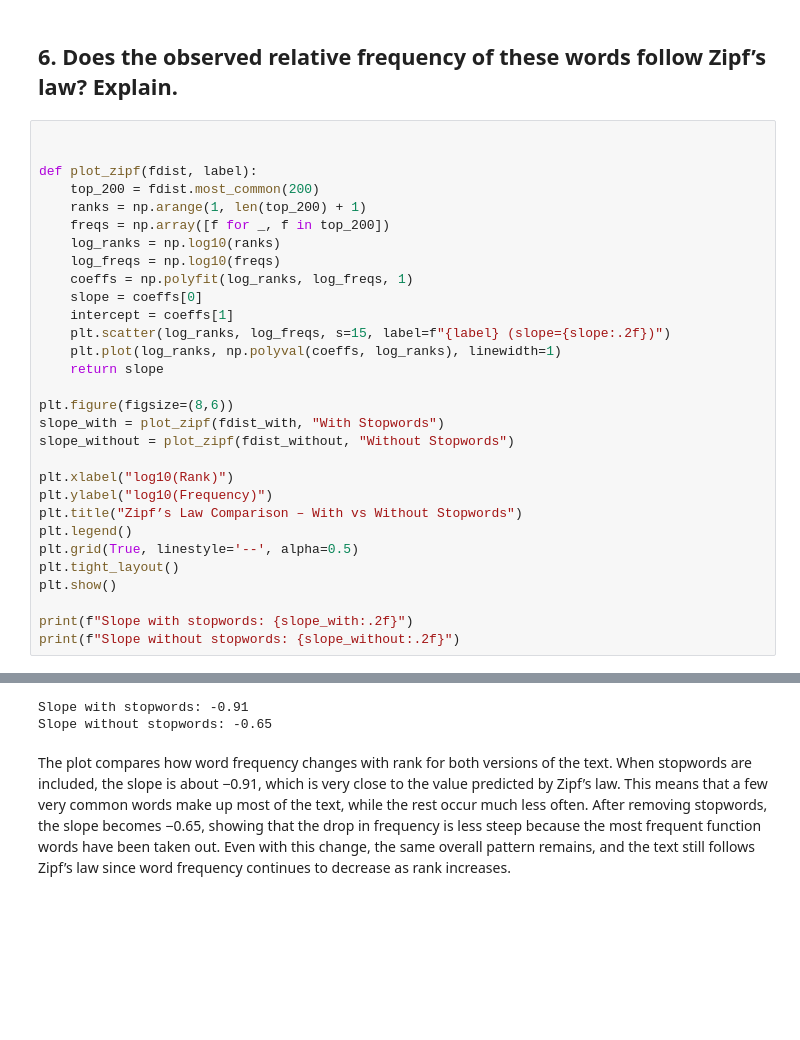
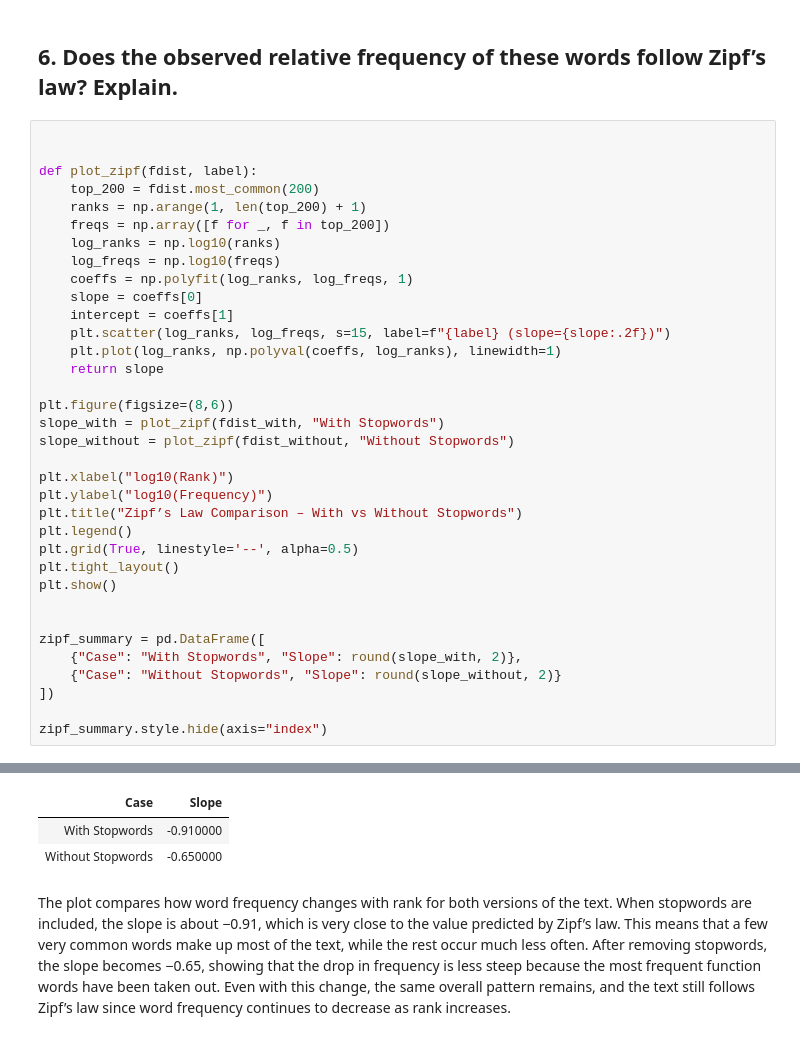
Before and after one commit to Sirwel/Data-620, a Jupyter notebook: week_8/high_frequency_words.ipynb, the cells around one changed output, grey strips where cells are left out. Saved outputs shown, nothing was run; the diff lists cells and outputs as text; blank space fills up the shorter version.

```diff
--- a/week_8/high_frequency_words.ipynb
+++ b/week_8/high_frequency_words.ipynb
@@ -227,37 +227,43 @@ The graph compares the relative frequency of the 200 most common words with and
 # %%
 
 
 def plot_zipf(fdist, label):
     top_200 = fdist.most_common(200)
     ranks = np.arange(1, len(top_200) + 1)
     freqs = np.array([f for _, f in top_200])
     log_ranks = np.log10(ranks)
     log_freqs = np.log10(freqs)
     coeffs = np.polyfit(log_ranks, log_freqs, 1)
     slope = coeffs[0]
     intercept = coeffs[1]
     plt.scatter(log_ranks, log_freqs, s=15, label=f"{label} (slope={slope:.2f})")
     plt.plot(log_ranks, np.polyval(coeffs, log_ranks), linewidth=1)
     return slope
 
 plt.figure(figsize=(8,6))
 slope_with = plot_zipf(fdist_with, "With Stopwords")
 slope_without = plot_zipf(fdist_without, "Without Stopwords")
 
 plt.xlabel("log10(Rank)")
 plt.ylabel("log10(Frequency)")
 plt.title("Zipf’s Law Comparison – With vs Without Stopwords")
 plt.legend()
 plt.grid(True, linestyle='--', alpha=0.5)
 plt.tight_layout()
 plt.show()
 
-print(f"Slope with stopwords: {slope_with:.2f}")
-print(f"Slope without stopwords: {slope_without:.2f}")
+
+zipf_summary = pd.DataFrame([
+    {"Case": "With Stopwords", "Slope": round(slope_with, 2)},
+    {"Case": "Without Stopwords", "Slope": round(slope_without, 2)}
+])
+
+zipf_summary.style.hide(axis="index")
 # %% [output]
 [figure]
-Slope with stopwords: -0.91
-Slope without stopwords: -0.65
+| Case | Slope |
+| With Stopwords | -0.910000 |
+| Without Stopwords | -0.650000 |
 # %% [markdown]
 The plot compares how word frequency changes with rank for both versions of the text. When stopwords are included, the slope is about −0.91, which is very close to the value predicted by Zipf’s law. This means that a few very common words make up most of the text, while the rest occur much less often. After removing stopwords, the slope becomes −0.65, showing that the drop in frequency is less steep because the most frequent function words have been taken out. Even with this change, the same overall pattern remains, and the text still follows Zipf’s law since word frequency continues to decrease as rank increases.
 # %% [markdown]
```
Also changed, not shown: parts of 1 cell of this notebook.
